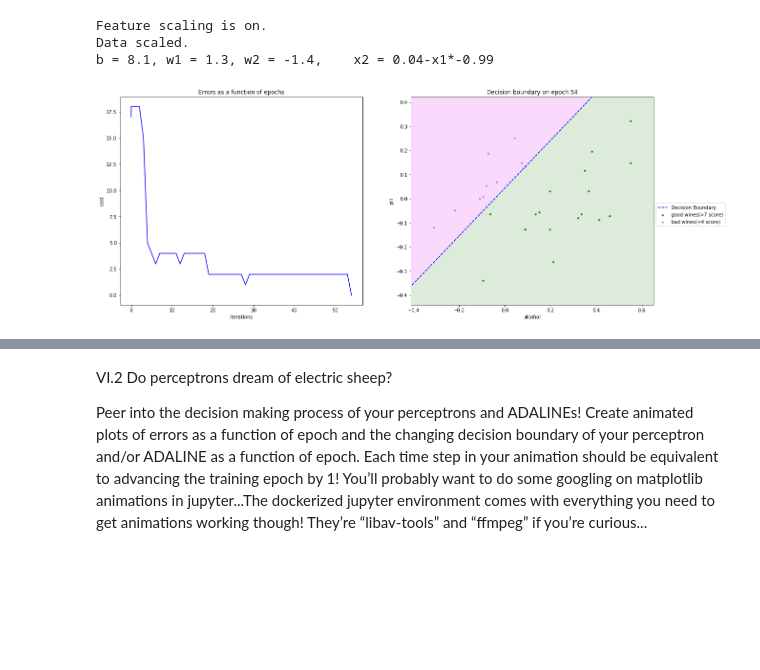
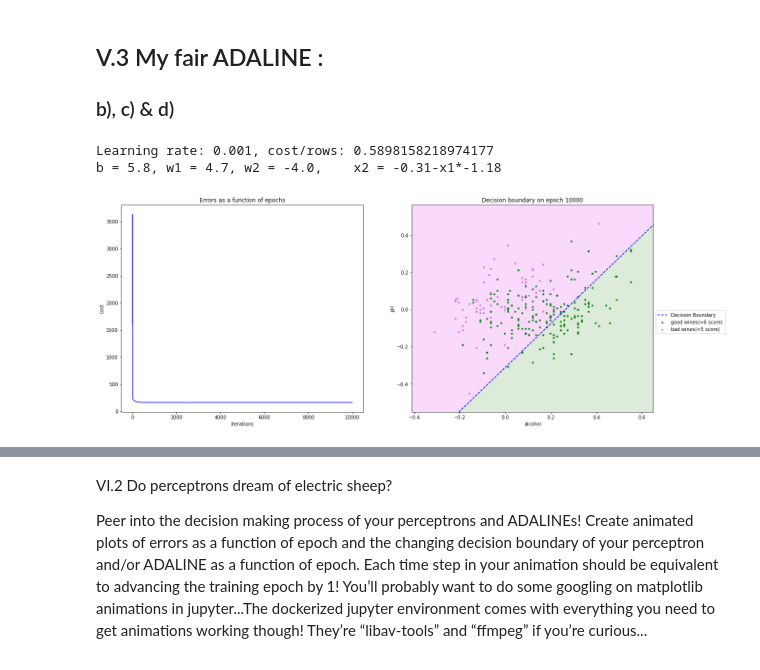
Before and after one commit to tsergien/sommelier, a Jupyter notebook: perceptron.ipynb, the cells around one changed output, grey strips where cells are left out. Saved outputs shown, nothing was run; the diff lists cells and outputs as text; code cells hidden in the pictures; blank space fills up the shorter version.

```diff
--- a/perceptron.ipynb
+++ b/perceptron.ipynb
@@ -62,0 +224,2 @@ def feature_scaling(x: pd.DataFrame):
+# %%
+prepare_data_and_train(red_df, 0.1, ['alcohol', 'pH'], [4, 7], 15000)
@@ -63 +229,4 @@ def feature_scaling(x: pd.DataFrame):
+# %% [markdown]
+## V.3 My fair ADALINE :
+### b), c) & d)
 # %%
@@ -183,30 +307,27 @@ def plot_performance(performance, wine_data, good_thresh, bad_thresh, factors: l
 # %%
-def prepare_data_and_train(wine_data: pd.DataFrame, learning_rate, \
-                           factors: list, wines_threshs: list, epochs: int):
-    perceptron = Perceptron(wines_threshs[1], learning_rate, epochs)
-    part = wine_data[(wine_data.quality <= wines_threshs[0]) | (wine_data.quality >= wines_threshs[1])]
+def prepare_data_and_train_ada(wine_data: pd.DataFrame, learning_rate, \
+                               factors: list, wines_threshs: list, epochs: int, online=True):
+    ada = Adaline(wines_threshs[1], learning_rate, epochs)
+    part = wine_data[(wine_data.quality >= wines_threshs[1]) | (wine_data.quality <= wines_threshs[0])]
     part.index = range(len(part))
     x = part[factors].values
-    d = (part['quality'] >= wines_threshs[1]).astype(int)
-    perceptron.train(x, d)
-    plot_performance(perceptron.res, part, wines_threshs[1], wines_threshs[0], factors, perceptron.res[-1][0])
+    d = part['quality']
+    ada.train(x, d, online)
+    plot_performance(ada.res, part, wines_threshs[1], wines_threshs[0], factors, ada.current_epoch)
     return
 
+learning_rate, online = 0.01, True
 
-red_df = pd.read_csv("resources/winequality-red.csv", sep=";")
-# prepare_data_and_train(red_df, 0.1, ['alcohol', 'pH'], [3, 8], 0)
+# showtime
+# prepare_data_and_train_ada(red_df, 0.1, ['alcohol', 'pH'], [3, 8], 4)
+# prepare_data_and_train_ada(red_df, 0.001, ['alcohol', 'pH'], [3, 8], 4)
+# prepare_data_and_train_ada(red_df, 0.0001, ['alcohol', 'pH'], [3, 8], 4)
 
-# feature scaling
-red_df = feature_scaling(red_df)
-prepare_data_and_train(red_df, 0.1, ['alcohol', 'pH'], [3, 8], 0)
-
-# prepare_data_and_train(red_df, 0.1, ['chlorides', 'sulphates'], [3, 8], 10000)
-# prepare_data_and_train(red_df, 0.1, ['volatile acidity', 'alcohol'], [3, 8], 10000)
-# prepare_data_and_train(red_df, 0.01, ['density', 'volatile acidity'], [3, 8], 10000)
-# prepare_data_and_train(red_df, 0.1, ['density', 'volatile acidity'], [3, 8], 10000)
-# prepare_data_and_train(red_df, 0.1, ['alcohol', 'pH'], [4, 7], 15000)
+# prepare_data_and_train_ada(red_df, 0.01, ['alcohol', 'pH'], [4, 7], 10000, online)
+prepare_data_and_train_ada(red_df, 0.001, ['alcohol', 'pH'], [4, 7], 10000, online)
+# prepare_data_and_train_ada(red_df, 0.0001, ['alcohol', 'pH'], [4, 7], 10000, online)
+# prepare_data_and_train_ada(red_df, 0.001, ['alcohol', 'pH'], [4, 7], 10000, False)
 # %% [output]
-Feature scaling is on.
-Data scaled.
-b = 8.1, w1 = 1.3, w2 = -1.4,    x2 = 0.04-x1*-0.99
+Learning rate: 0.001, cost/rows: 0.5898158218974177
+b = 5.8, w1 = 4.7, w2 = -4.0,    x2 = -0.31-x1*-1.18
-[figure, old version]
+[figure, new version]
```
Also changed, not shown: parts of 26 cells of this notebook.
